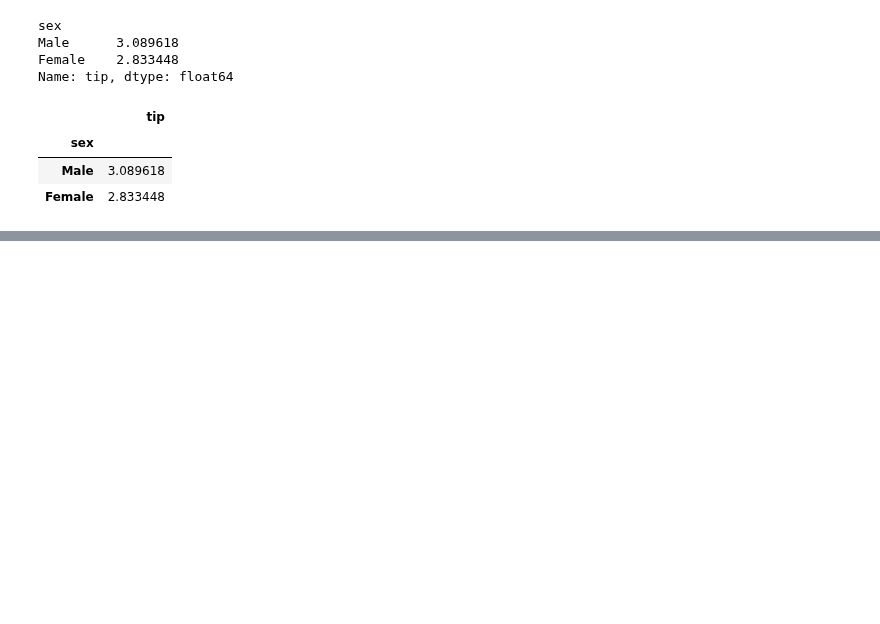
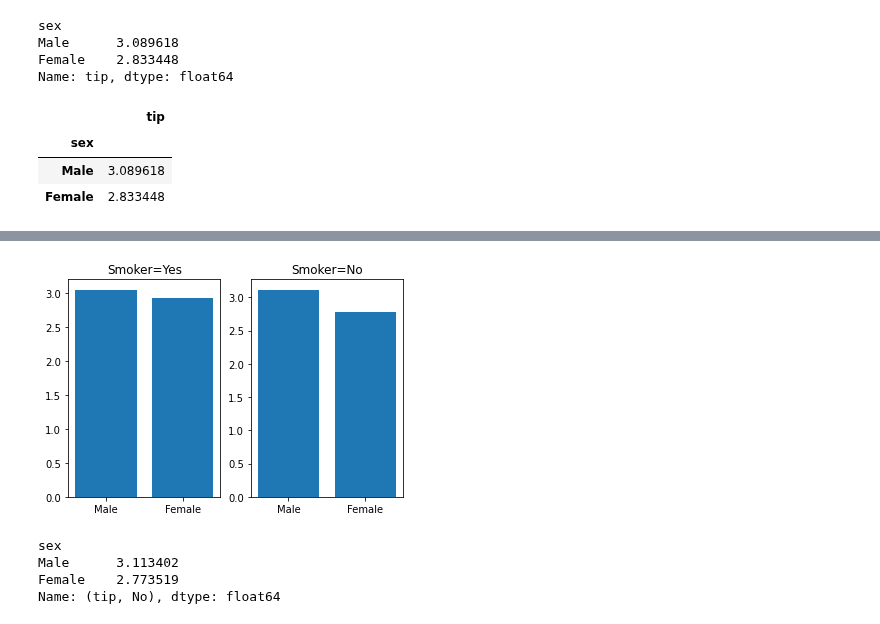
Before and after one commit to JakeOh/202011_itw_bd21, a Jupyter notebook: lab_da/da16_groupby.ipynb, the cells around one changed output, grey strips where cells are left out. Cells and saved outputs as stored; diff of their text form; code cells hidden in the pictures; blank space fills up the shorter version.

```diff
--- a/lab_da/da16_groupby.ipynb
+++ b/lab_da/da16_groupby.ipynb
@@ -293,0 +329,3 @@ tips.groupby(by='sex')[['tip']].mean()  #> DataFrame: shape(2, 1)
+# %%
+g = tips.groupby(by=['sex', 'smoker'])[['tip']].mean()
+g
@@ -293,0 +339,3 @@ tips.groupby(by='sex')[['tip']].mean()  #> DataFrame: shape(2, 1)
+# %%
+df = g.unstack()  # unstack() 메서드: multi-index를 column으로 변환.
+df
@@ -293,0 +348,19 @@ tips.groupby(by='sex')[['tip']].mean()  #> DataFrame: shape(2, 1)
+# %%
+fig, axes = plt.subplots(nrows=1, ncols=2)
+
+axes[0].bar(x=df.index, height=df[('tip', 'Yes')])
+axes[0].set_title('Smoker=Yes')
+
+axes[1].bar(x=df.index, height=df[('tip', 'No')])
+axes[1].set_title('Smoker=No')
+
+plt.show()
+# %% [output]
+[figure, added]
+# %%
+g.unstack()[('tip', 'No')]
+# %% [output]
+sex
+Male      3.113402
+Female    2.773519
+Name: (tip, No), dtype: float64
```
Also changed, not shown: parts of 11 cells of this notebook.
